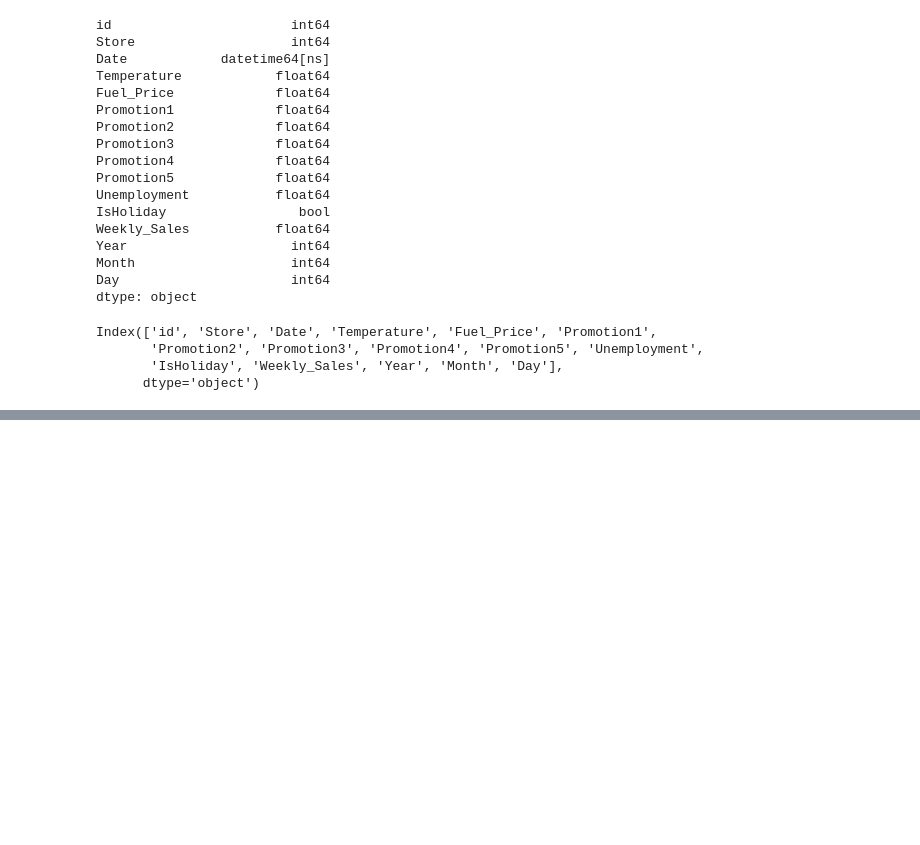
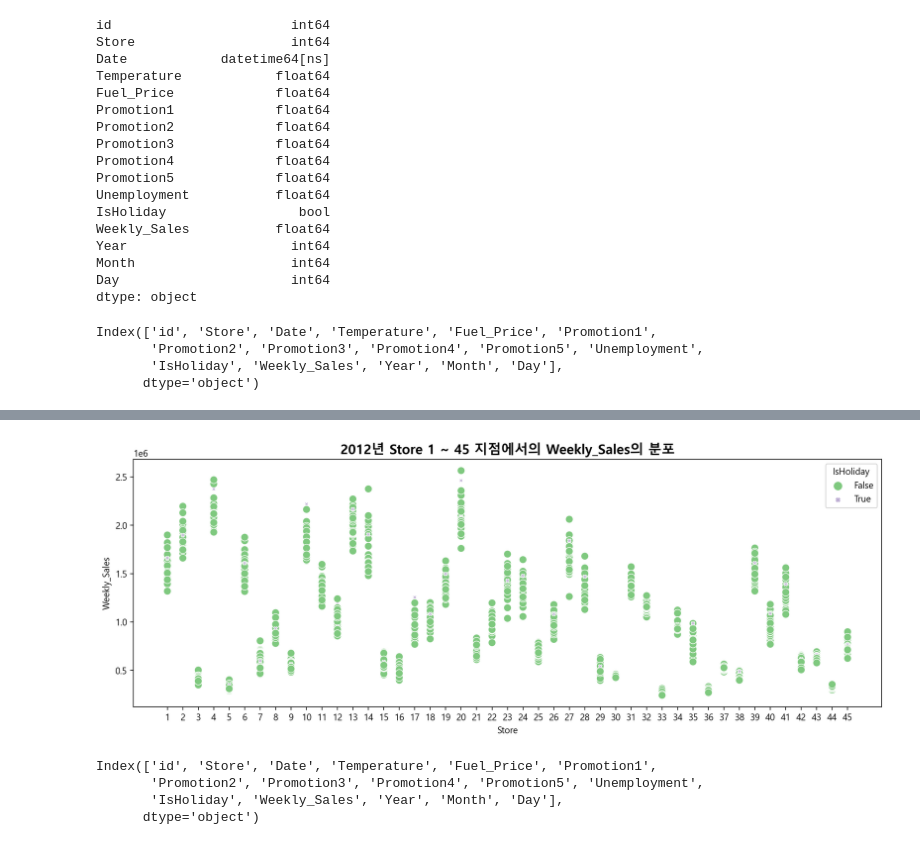
Before and after one commit to NohJeongKim/dacon-first-visualization, a Jupyter notebook: dacon-first.ipynb, the cells around one changed output, grey strips where cells are left out. Drawn from its saved outputs; the diff is of its cells as text; code cells hidden in the pictures; blank space fills up the shorter version.

```diff
--- a/dacon-first.ipynb
+++ b/dacon-first.ipynb
@@ -283,0 +309,14 @@ Index(['id', 'Store', 'Date', 'Temperature', 'Fuel_Price', 'Promotion1',
+# %%
+_=plt.figure(figsize=(15,5))
+g=sns.scatterplot(data=df_2012, x="Store", y="Weekly_Sales", palette="Accent", hue="IsHoliday", style="IsHoliday", size="IsHoliday")
+_=g.set_xticks(np.arange(1, df_2012["Store"].nunique()+1))
+_=plt.title("2012년 Store 1 ~ 45 지점에서의 Weekly_Sales의 분포", fontdict={"fontsize":15, "fontweight":"bold"})
+# %% [output]
+[figure, added]
+# %%
+df_train_copy.columns
+# %% [output]
+Index(['id', 'Store', 'Date', 'Temperature', 'Fuel_Price', 'Promotion1',
+       'Promotion2', 'Promotion3', 'Promotion4', 'Promotion5', 'Unemployment',
+       'IsHoliday', 'Weekly_Sales', 'Year', 'Month', 'Day'],
+      dtype='object')
```
Also changed, not shown: parts of 5 cells of this notebook.
